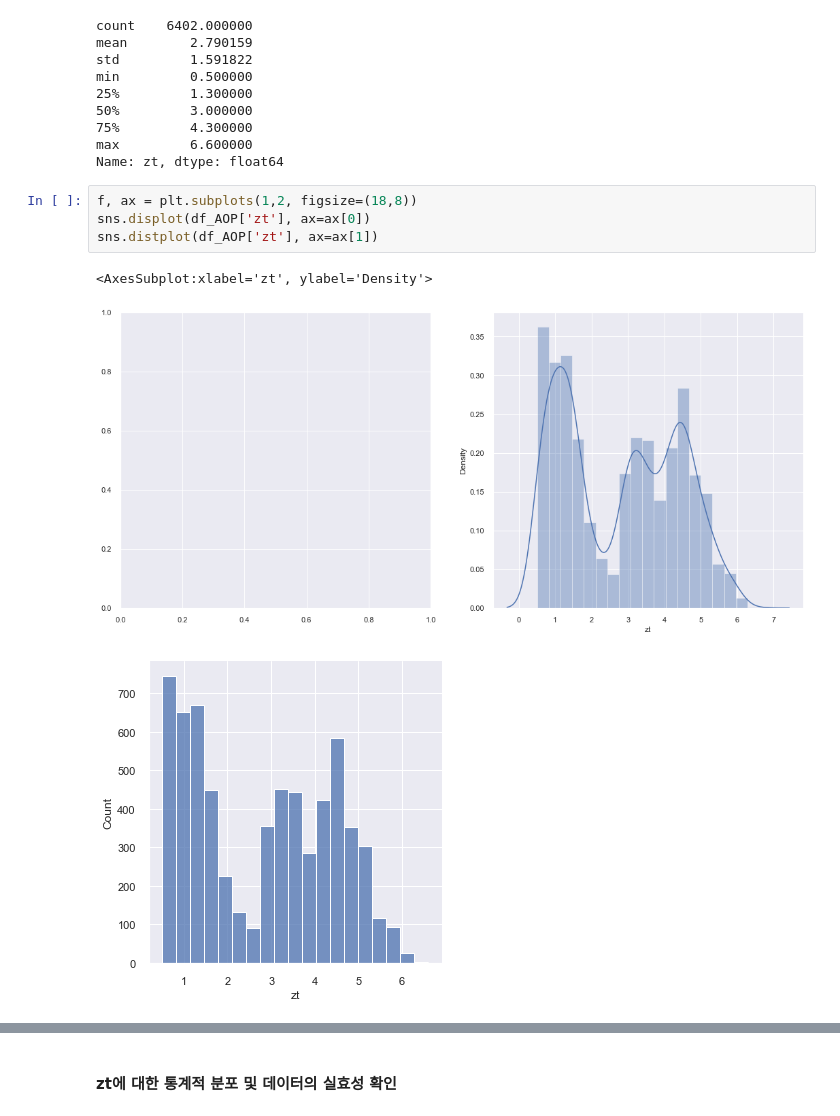
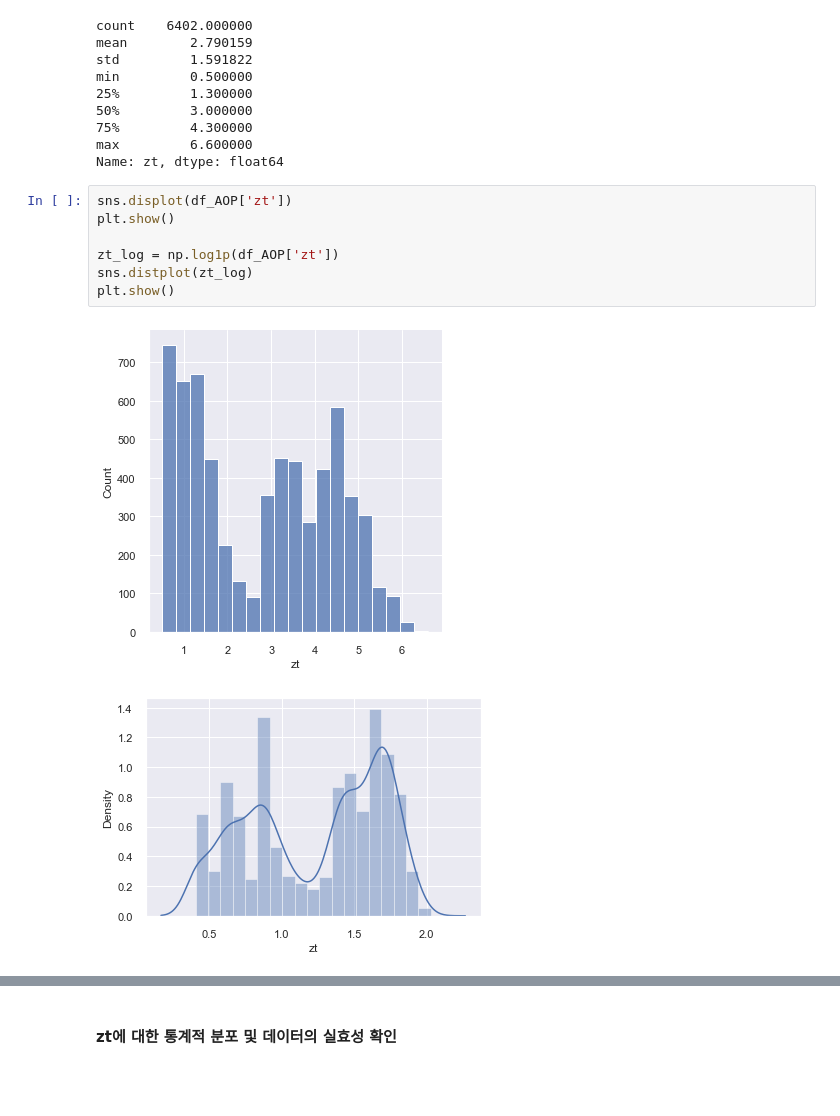
Before and after one commit to Hot-KimChi/ML_DL_study, a Jupyter notebook: To reduce measurement range.ipynb, the cells around one changed output, grey strips where cells are left out. Saved outputs shown, nothing was run; the diff lists cells and outputs as text; blank space fills up the shorter version.

```diff
--- a/To reduce measurement range.ipynb
+++ b/To reduce measurement range.ipynb
@@ -56,11 +56,13 @@ min         0.500000
 75%         4.300000
 max         6.600000
 Name: zt, dtype: float64
-# %%
-f, ax = plt.subplots(1,2, figsize=(18,8))
-sns.displot(df_AOP['zt'], ax=ax[0])
-sns.distplot(df_AOP['zt'], ax=ax[1])
-# %% [output]
-<AxesSubplot:xlabel='zt', ylabel='Density'>
-[figure, removed]
-[figure, removed]
+# %%
+sns.displot(df_AOP['zt'])
+plt.show()
+
+zt_log = np.log1p(df_AOP['zt'])
+sns.distplot(zt_log)
+plt.show()
+# %% [output]
+[figure, added]
+[figure, added]
```
Also changed, not shown: parts of 5 cells of this notebook.
